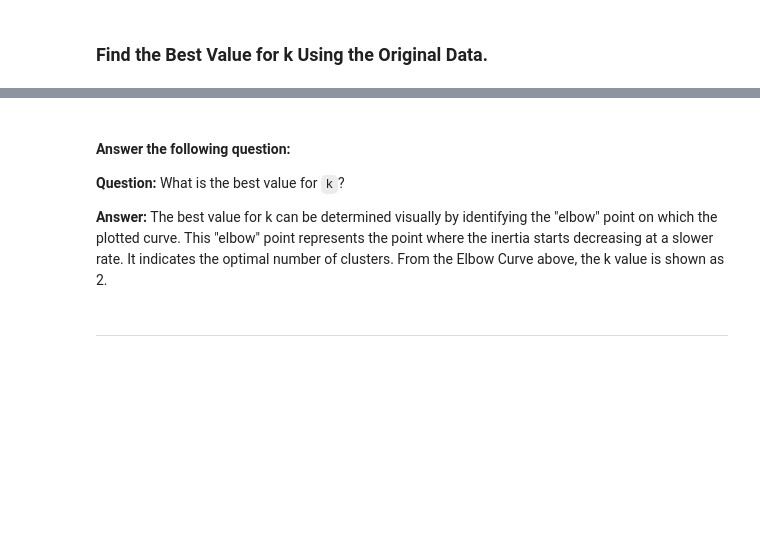
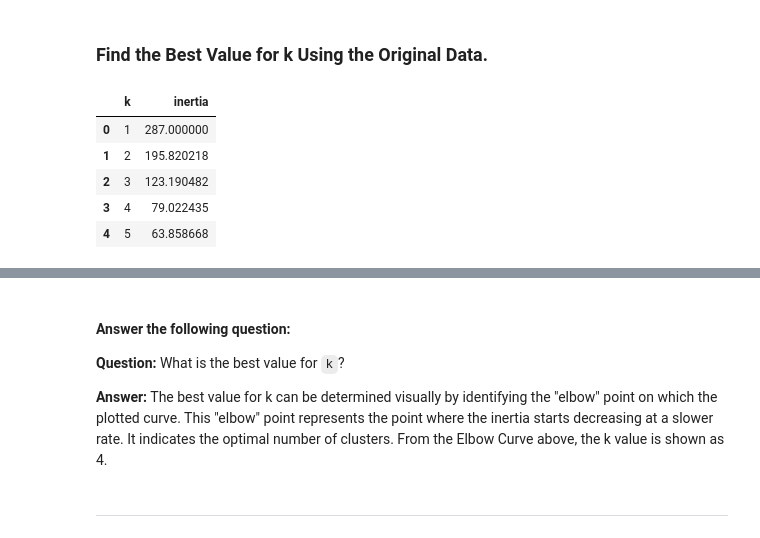
Before and after one commit to Akemp787/Crypto-Clustering, a Jupyter notebook: Crypto_Clustering.ipynb, the cells around one changed output, grey strips where cells are left out. Drawn from its saved outputs; the diff is of its cells as text; code cells hidden in the pictures; blank space fills up the shorter version.

```diff
--- a/Crypto_Clustering.ipynb
+++ b/Crypto_Clustering.ipynb
@@ -83,6 +101,6 @@ scaled_df.head()
 ### Find the Best Value for k Using the Original Data.
 # %%
 # Create a list with the number of k-values from 1 to 11
-k_values = list(range(1, 12))
+k= list(range(1,11))
 # %%
 # Create an empty list to store the inertia values
@@ -101,9 +121,19 @@ for k in k_values:
 # %%
 # Create a dictionary with the data to plot the Elbow curve
-elbow_data = {"k_values": k_values, "inertia_values": inertia_values}
+elbow_data = {"k": k, "inertia": inertia}
 
 # Create a DataFrame with the data to plot the Elbow curve
-elbow_df = pd.DataFrame(elbow_data)
+df_elbow = pd.DataFrame(elbow_data)
+
+# Review the DataFrame
+df_elbow.head()
+# %% [output]
+|  | k | inertia |
+| 0 | 1 | 287.000000 |
+| 1 | 2 | 195.820218 |
+| 2 | 3 | 123.190482 |
+| 3 | 4 | 79.022435 |
+| 4 | 5 | 63.858668 |
 # %%
 # Plot a line chart with all the inertia values computed with
 # the different values of k to visually identify the optimal value for k.
@@ -115,7 +150,7 @@ elbow_df.hvplot.line(x="k_values", y="inertia_values", title="Elbow Curve", xlab
 
 **Question:** What is the best value for `k`?
 
-**Answer:** The best value for k can be determined visually by identifying the "elbow" point on which the plotted curve. This "elbow" point represents the point where the inertia starts decreasing at a slower rate. It indicates the optimal number of clusters. From the Elbow Curve above, the k value is shown as 2.
+**Answer:** The best value for k can be determined visually by identifying the "elbow" point on which the plotted curve. This "elbow" point represents the point where the inertia starts decreasing at a slower rate. It indicates the optimal number of clusters. From the Elbow Curve above, the k value is shown as 4.
 # %% [markdown]
 ---
 # %% [markdown]
```
Also changed, not shown: parts of 32 cells of this notebook.
